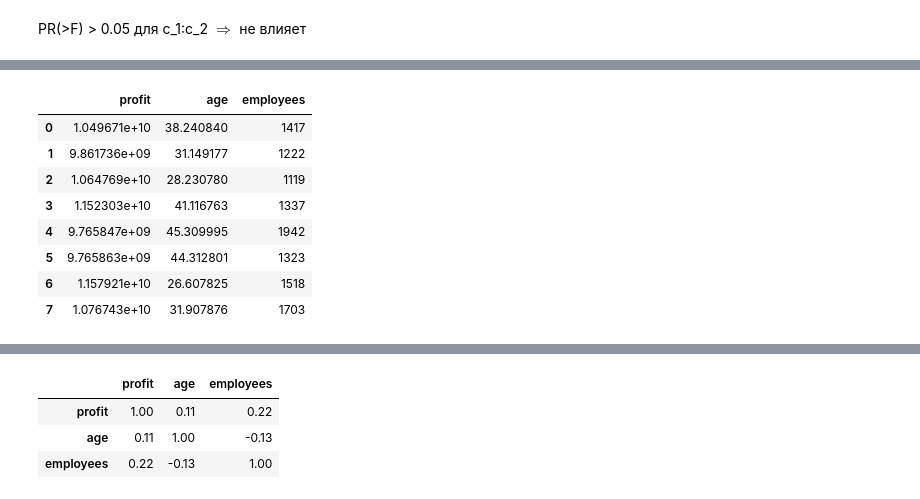
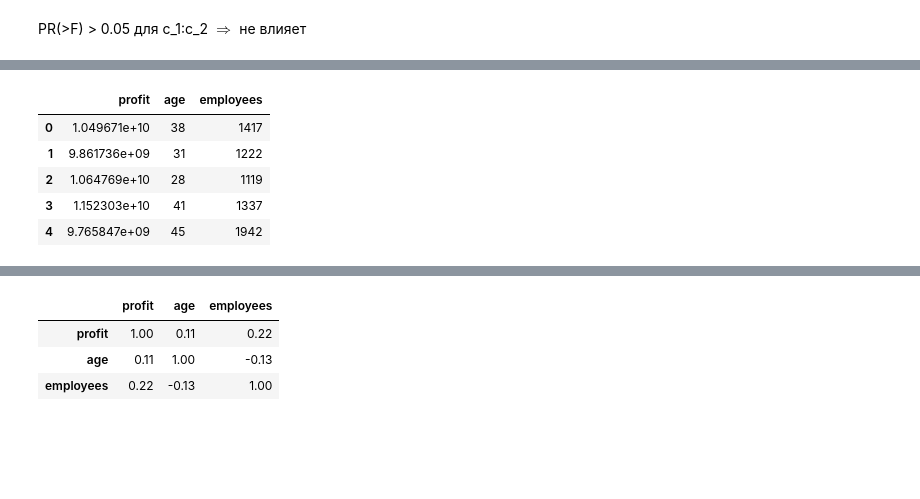
Before and after one commit to Alexuserx/Stats, a Jupyter notebook: Hw/Stats_hw6.ipynb, the cells around one changed output, grey strips where cells are left out. Cells and saved outputs as stored; diff of their text form; code cells hidden in the pictures; blank space fills up the shorter version.

```diff
--- a/Hw/Stats_hw6.ipynb
+++ b/Hw/Stats_hw6.ipynb
@@ -170,21 +170,18 @@ plt.show()
 # %%
 rs = np.random.RandomState(42)
 
 df = pd.DataFrame()
 df['profit'] = rs.normal(1e10, 1e9, 50)
-df['age'] = rs.normal(35, 10, 50)
+df['age'] = list(map(int, rs.normal(35, 10, 50)))
 df['employees'] = list(map(int, rs.uniform(1000, 2000, 50)))
-df.head(8)
+df.head()
 # %% [output]
 |  | profit | age | employees |
-| 0 | 1.049671e+10 | 38.240840 | 1417 |
-| 1 | 9.861736e+09 | 31.149177 | 1222 |
-| 2 | 1.064769e+10 | 28.230780 | 1119 |
-| 3 | 1.152303e+10 | 41.116763 | 1337 |
-| 4 | 9.765847e+09 | 45.309995 | 1942 |
-| 5 | 9.765863e+09 | 44.312801 | 1323 |
-| 6 | 1.157921e+10 | 26.607825 | 1518 |
-| 7 | 1.076743e+10 | 31.907876 | 1703 |
+| 0 | 1.049671e+10 | 38 | 1417 |
+| 1 | 9.861736e+09 | 31 | 1222 |
+| 2 | 1.064769e+10 | 28 | 1119 |
+| 3 | 1.152303e+10 | 41 | 1337 |
+| 4 | 9.765847e+09 | 45 | 1942 |
 # %%
 sns.pairplot(data = df)
 None
```
Also changed, not shown: parts of 12 cells of this notebook.
